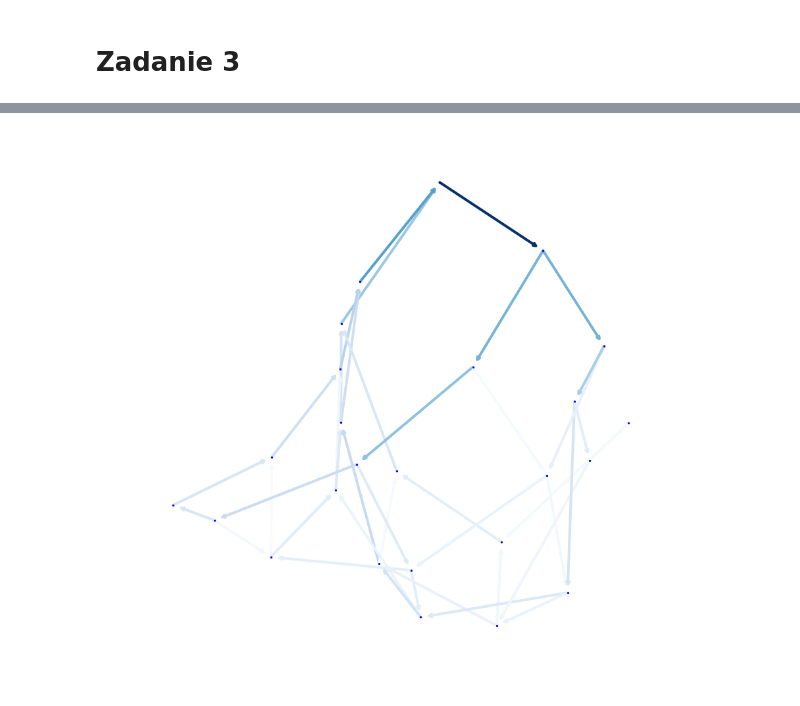
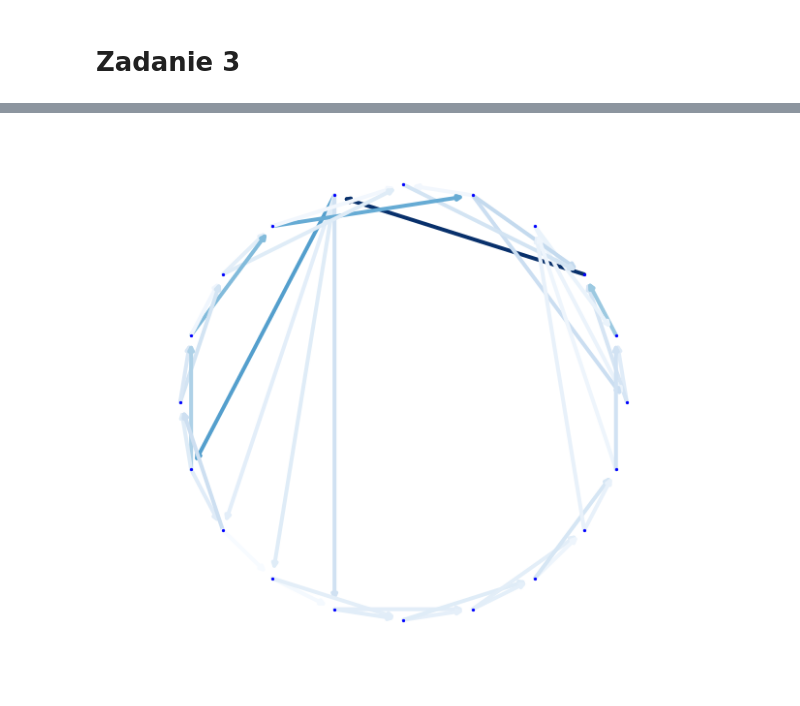
Before and after one commit to arkadiuss/computational-methods, a Jupyter notebook: lab2_linear_equations_solving.ipynb, the cells around one changed output, grey strips where cells are left out. Drawn from its saved outputs; the diff is of its cells as text; code cells hidden in the pictures.

```diff
--- a/lab2_linear_equations_solving.ipynb
+++ b/lab2_linear_equations_solving.ipynb
@@ -320,16 +319,37 @@ def save_graph_as_file(G, file_name):
             else:
                 writer.writerow([e[0], e[1], e[2]['R']])
         file.close()
-# %%
-def generate_graph( gen, layout, file=None, *arg):
-    G = gen(*arg)
-    fill_graph_with_rand_values(G)
-    process_graph(G, layout)
-    if file:
-        save_graph_as_file(G, file)
-# %%
-#generate_graph(nx.generators.classic.circulant_graph, nx.circular_layout, None, 20, [1,2])
-#generate_graph(nx.generators.small.cubical_graph, nx.spring_layout, None)
-generate_graph(nx.generators.lattice.grid_2d_graph, nx.spring_layout, None, 5, 5)
-# %% [output]
-[figure, removed]
+# %%
+def get_edge_colors(G):
+    return list(map(lambda x: x[2]['I'], G.edges.data()))
+# %%
+def prepare_and_show(file = None):
+    ax = plt.gca()
+    ax.set_axis_off()
+    fig = plt.gcf()
+    fig.set_size_inches(10, 10)
+    if file:
+        fig.savefig('./results_png/'+file+'.png', dpi=300)
+    plt.show()
+# %%
+node_default = {
+    'node_size': 5,
+    'node_color': 'blue'
+}
+edge_default = {
+    'width': 4,
+    'edge_cmap': plt.cm.Blues,
+    'with_labels': True
+}
+# %%
+CG = generate_graph(1,10, nx.generators.classic.circulant_graph, 20, [1,2])
+# save_graph_as_file(CG, 'circulant')
+CG = process_graph(CG)
+edge_prop = {**edge_default}
+edge_prop['edge_color'] = get_edge_colors(CG)
+pos = nx.circular_layout(CG)
+nx.draw_networkx_nodes(CG, pos, **node_default)
+nx.draw_networkx_edges(CG, pos, **edge_prop)
+prepare_and_show()
+# %% [output]
+[figure, added]
```
Also changed, not shown: parts of 16 cells of this notebook, 15 other files.
